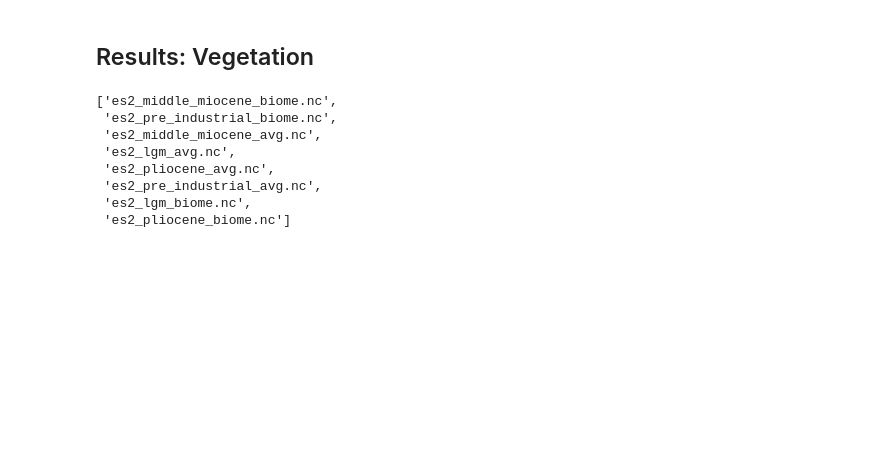
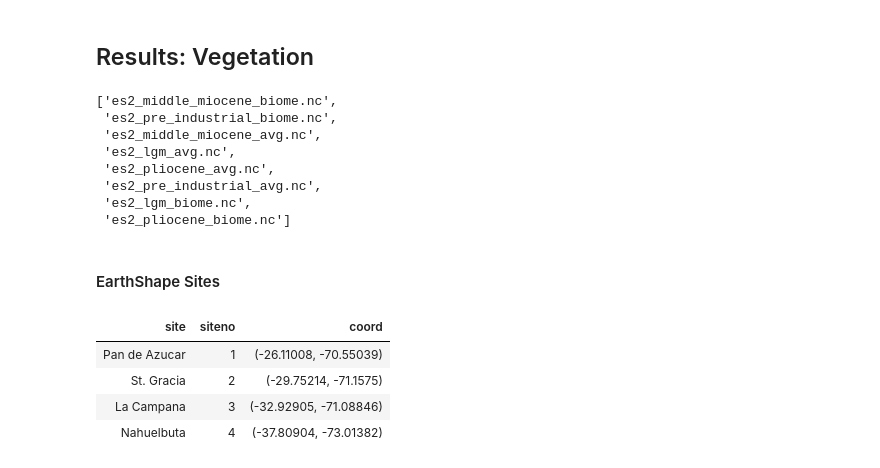
Before and after one commit to cwerner/earthshape2_paleosims, a Jupyter notebook: nbs/Overview.ipynb, the cells around one changed output. Saved outputs shown, nothing was run; the diff lists cells and outputs as text; code cells hidden in the pictures; blank space fills up the shorter version.

```diff
--- a/nbs/Overview.ipynb
+++ b/nbs/Overview.ipynb
@@ -86,2 +110,12 @@ tsl = dict(zip(ts, ['Pre-Ind.', 'LGM', 'Pliocene', 'Mid. Miocene']))
 ds = {}
 for t in ts: ds[t] = xr.open_dataset(path/f'es2_{t}_avg.nc')
+# %%
+# these are the ES sites
+display(HTML('<H4>EarthShape Sites</H4>'), HTML(df_sites.to_html(index=False)))
+# %% [output]
+EarthShape Sites
+| site | siteno | coord |
+| Pan de Azucar | 1 | (-26.11008, -70.55039) |
+| St. Gracia | 2 | (-29.75214, -71.1575) |
+| La Campana | 3 | (-32.92905, -71.08846) |
+| Nahuelbuta | 4 | (-37.80904, -73.01382) |
```
Also changed, not shown: parts of 12 cells of this notebook.
